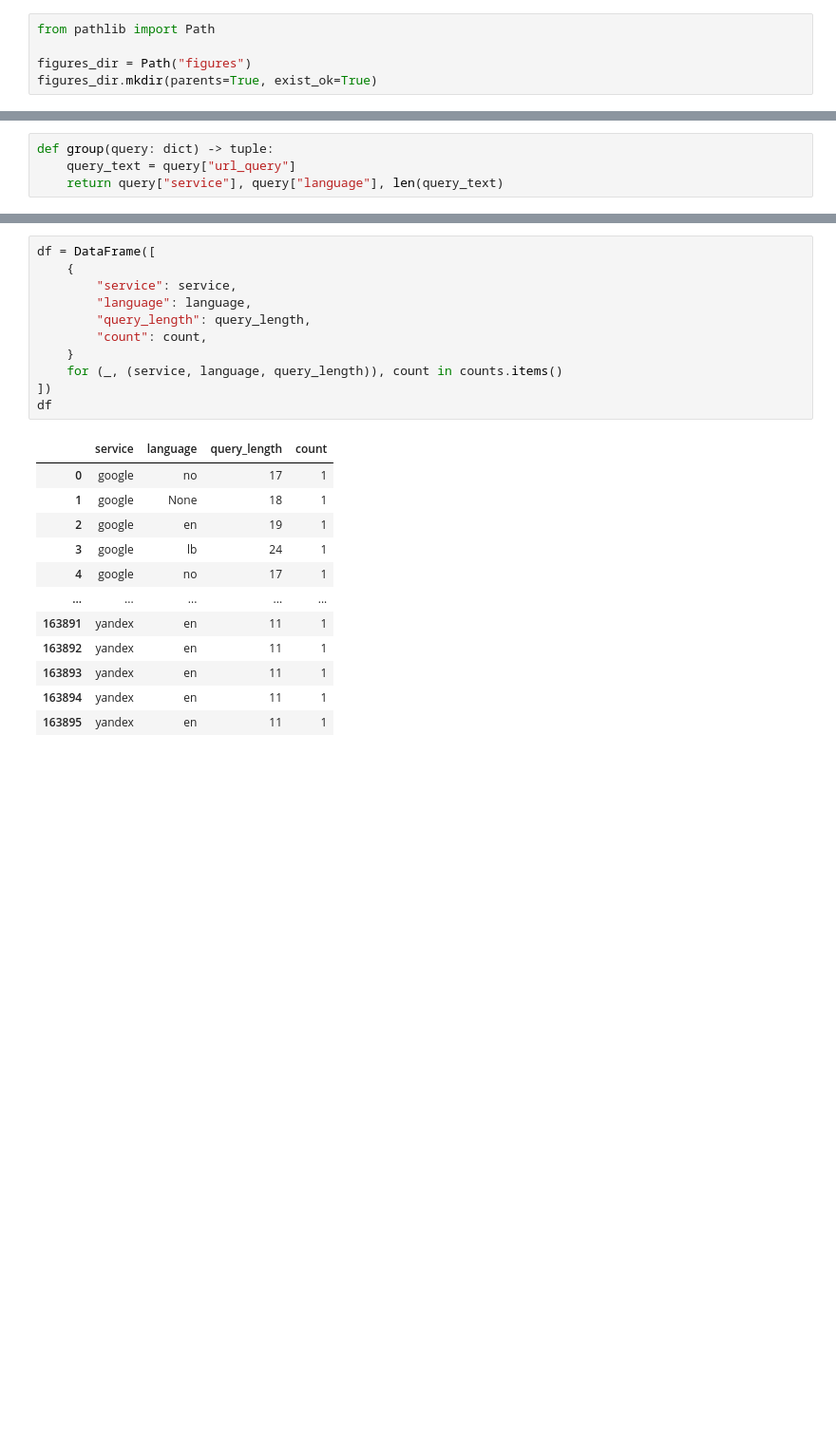
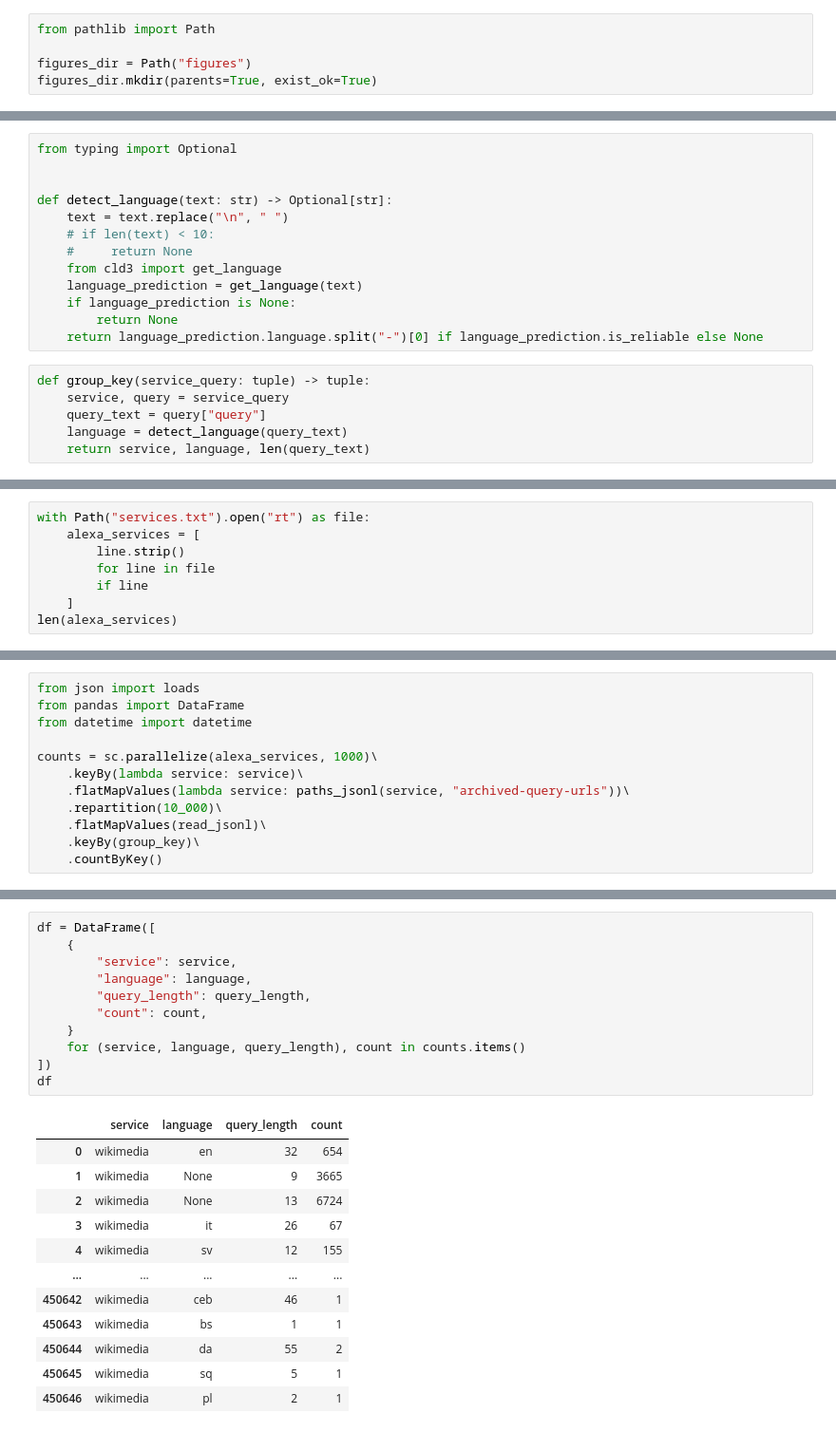
Before and after one commit to webis-de/archive-query-log, a Jupyter notebook: notebooks/evaluation_query_length.ipynb, the cells around one changed output, grey strips where cells are left out. Shown at 95% size. Drawn from its saved outputs; the diff is of its cells as text; blank space fills up the shorter version.

```diff
--- a/notebooks/evaluation_query_length.ipynb
+++ b/notebooks/evaluation_query_length.ipynb
@@ -35,4 +64,19 @@ figures_dir.mkdir(parents=True, exist_ok=True)
+# %%
+from typing import Optional
+
+
+def detect_language(text: str) -> Optional[str]:
+    text = text.replace("\n", " ")
+    # if len(text) < 10:
+    #     return None
+    from cld3 import get_language
+    language_prediction = get_language(text)
+    if language_prediction is None:
+        return None
+    return language_prediction.language.split("-")[0] if language_prediction.is_reliable else None
 # %%
-def group(query: dict) -> tuple:
-    query_text = query["url_query"]
-    return query["service"], query["language"], len(query_text)
+def group_key(service_query: tuple) -> tuple:
+    service, query = service_query
+    query_text = query["query"]
+    language = detect_language(query_text)
+    return service, language, len(query_text)
@@ -48,0 +83,8 @@ counts = sc.textFile(f"file://{queries_dir}") \
+# %%
+with Path("services.txt").open("rt") as file:
+    alexa_services = [
+        line.strip()
+        for line in file
+        if line
+    ]
+len(alexa_services)
@@ -48,0 +93,12 @@ counts = sc.textFile(f"file://{queries_dir}") \
+# %%
+from json import loads
+from pandas import DataFrame
+from datetime import datetime
+
+counts = sc.parallelize(alexa_services, 1000)\
+    .keyBy(lambda service: service)\
+    .flatMapValues(lambda service: paths_jsonl(service, "archived-query-urls"))\
+    .repartition(10_000)\
+    .flatMapValues(read_jsonl)\
+    .keyBy(group_key)\
+    .countByKey()
@@ -49,24 +109,24 @@ counts = sc.textFile(f"file://{queries_dir}") \
 # %%
 df = DataFrame([
     {
         "service": service,
         "language": language,
         "query_length": query_length,
         "count": count,
     }
-    for (_, (service, language, query_length)), count in counts.items()
+    for (service, language, query_length), count in counts.items()
 ])
 df
 # %% [output]
 |  | service | language | query_length | count |
-| 0 | google | no | 17 | 1 |
-| 1 | google | None | 18 | 1 |
-| 2 | google | en | 19 | 1 |
-| 3 | google | lb | 24 | 1 |
-| 4 | google | no | 17 | 1 |
+| 0 | wikimedia | en | 32 | 654 |
+| 1 | wikimedia | None | 9 | 3665 |
+| 2 | wikimedia | None | 13 | 6724 |
+| 3 | wikimedia | it | 26 | 67 |
+| 4 | wikimedia | sv | 12 | 155 |
 | ... | ... | ... | ... | ... |
-| 163891 | yandex | en | 11 | 1 |
-| 163892 | yandex | en | 11 | 1 |
-| 163893 | yandex | en | 11 | 1 |
-| 163894 | yandex | en | 11 | 1 |
-| 163895 | yandex | en | 11 | 1 |
+| 450642 | wikimedia | ceb | 46 | 1 |
+| 450643 | wikimedia | bs | 1 | 1 |
+| 450644 | wikimedia | da | 55 | 2 |
+| 450645 | wikimedia | sq | 5 | 1 |
+| 450646 | wikimedia | pl | 2 | 1 |
```
Also changed, not shown: parts of 15 cells of this notebook, 7 other files.
